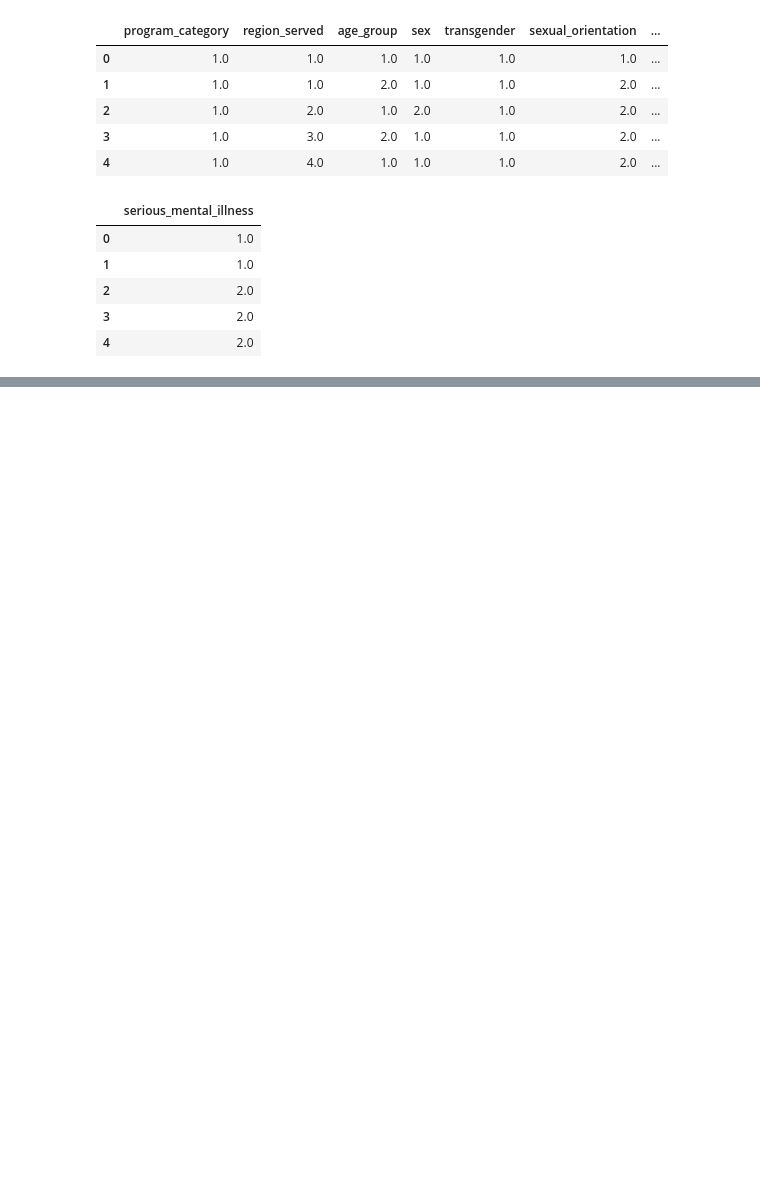
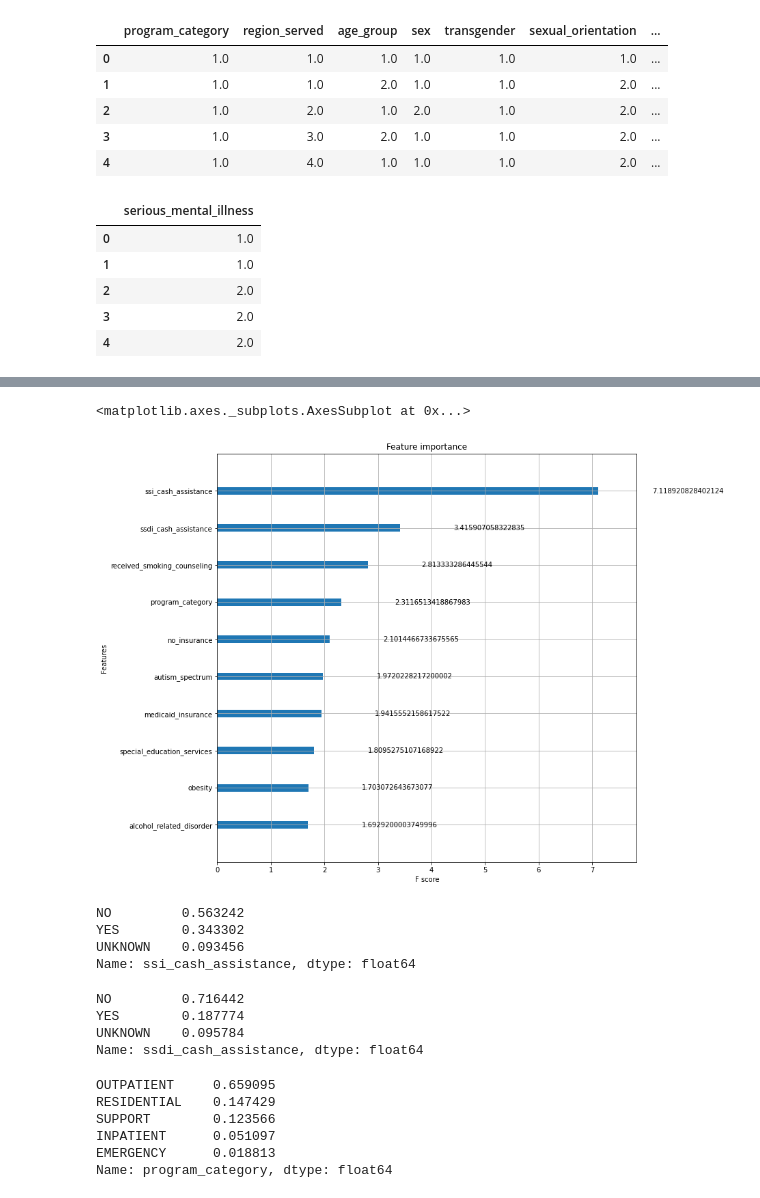
Before and after one commit to qweliant/PCSstudy, a Jupyter notebook: NYpcs_EDA.ipynb, the cells around one changed output, grey strips where cells are left out. Saved outputs shown, nothing was run; the diff lists cells and outputs as text; code cells hidden in the pictures; blank space fills up the shorter version.

Commit message:
model is done

```diff
--- a/NYpcs_EDA.ipynb
+++ b/NYpcs_EDA.ipynb
@@ -175,8 +258,8 @@ y_train_processed.head()
 eval_set = [(X_train_processed, y_train_processed), (X_val_processed, y_val_processed)]
 # %%
 xgbcl = XGBClassifier(base_score=0.5, booster='gbtree', colsample_bylevel=1.0,
-         gamma=0.0, max_delta_step=0.0, min_child_weight=1.0,
-         missing=None, n_jobs=-1, objective='binary:logistic', random_state=42, reg_alpha=0.0,
+         gamma=0.0, max_delta_step=0.0, min_child_weight=1.0,  num_class=3,
+         missing=None, n_jobs=-1, objective='multi:softprob', random_state=42, reg_alpha=0.0,
          reg_lambda=1.0, scale_pos_weight=1.0, tree_method='auto')
 
 kfold = StratifiedKFold(n_splits=3, shuffle=True, random_state=42)
@@ -190,6 +273,6 @@ param_grid = {
 }
 # %%
 grid_search = GridSearchCV(estimator=xgbcl, param_grid=param_grid, n_jobs=-1, cv=kfold)
-grid_result = grid_search.fit(X_train_processed, y_train_processed)
+grid_result = grid_search.fit(X_train_processed, y_train_processed, eval_metric='mlogloss')
 
 print(f'Best: {grid_result.best_score_} using {grid_result.best_params_}','\n')
@@ -196,7 +289,7 @@ print(f'Best: {grid_result.best_score_} using {grid_result.best_params_}','\n')
 # %%
 xgbcl = XGBClassifier(base_score=0.5, booster='gbtree', colsample_bylevel=1.0,
          gamma=0.0, max_delta_step=0.0, min_child_weight=1.0,
-         missing=None, n_jobs=-1, objective='multi:softmax', num_class=3,random_state=42, reg_alpha=0.0,
+         missing=None, n_jobs=-1, objective='multi:softprob', num_class=3,random_state=42, reg_alpha=0.0,
          reg_lambda=1.0, scale_pos_weight=1.0, tree_method='auto',
          colsample_bytree = grid_result.best_params_['colsample_bytree'],
          learning_rate = grid_result.best_params_['learning_rate'],
@@ -207,4 +300,4 @@ xgbcl = XGBClassifier(base_score=0.5, booster='gbtree', colsample_bylevel=1.0,
 kfold = StratifiedKFold(n_splits=5, shuffle=True, random_state=42)
 
 #refit the model on k-folds to get stable avg error metrics
-scores = cross_validate(estimator=xgbcl, X=X_train_processed, y=y_train_processed, cv=kfold, scoring=['accuracy', ], n_jobs=-1)
+scores = cross_validate(estimator=xgbcl, X=X_train_processed, y=y_train_processed, cv=kfold, n_jobs=-1)
@@ -218,17 +304,13 @@ print('Accuracy: ', scores['test_accuracy'].mean())
 # %%
 from sklearn import metrics
+import joblib
+xgbcl.fit(X_train_processed, y_train_processed, eval_metric='mlogloss')
 
-xgbcl.fit(X_train_processed, y_train_processed)
 
 #Generate predictions against our training and test data
 pred_train = xgbcl.predict(X_train_processed)
 proba_train = xgbcl.predict_proba(X_train_processed)
-pred_test = xgbcl.predict(X_val_processed)
-proba_test = xgbcl.predict_proba(X_val_processed)
-
-# Print model report
-print("Classification report (Test): \n")
-print(metrics.classification_report(y_val_processed, pred_test))
-
-print ('\nTrain Accuracy:', metrics.accuracy_score(y_train_processed, pred_train))
-print ('Test Accuracy:', metrics.accuracy_score(y_val_processed, pred_test))
+pred_val = xgbcl.predict(X_val_processed)
+proba_val = xgbcl.predict_proba(X_val_processed)
+pred_test = xgbcl.predict(X_test)
+proba_test = xgbcl.predict_proba(X_test)
@@ -237,3 +365,9 @@ plot_importance(xgbcl, importance_type='gain')
+# %%
+f, axes = plt.subplots( sharey=True, figsize=(11, 11))
+plot_importance(xgbcl, ax=axes,importance_type='gain', max_num_features=10)
+# %% [output]
+<matplotlib.axes._subplots.AxesSubplot at 0x...>
+[figure, added]
 # %%
 from pdpbox.pdp import pdp_interact, pdp_interact_plot
 # %%
@@ -246,2 +380,25 @@ interaction = pdp_interact(
     features=features
 )
+# %%
+pcs.ssi_cash_assistance.value_counts(normalize=True)
+# %% [output]
+NO         0.563242
+YES        0.343302
+UNKNOWN    0.093456
+Name: ssi_cash_assistance, dtype: float64
+# %%
+pcs.ssdi_cash_assistance.value_counts(normalize=True)
+# %% [output]
+NO         0.716442
+YES        0.187774
+UNKNOWN    0.095784
+Name: ssdi_cash_assistance, dtype: float64
+# %%
+pcs.program_category.value_counts(normalize=True)
+# %% [output]
+OUTPATIENT     0.659095
+RESIDENTIAL    0.147429
+SUPPORT        0.123566
+INPATIENT      0.051097
+EMERGENCY      0.018813
+Name: program_category, dtype: float64
```
Also changed, not shown: parts of 41 cells of this notebook, 6 other files.
